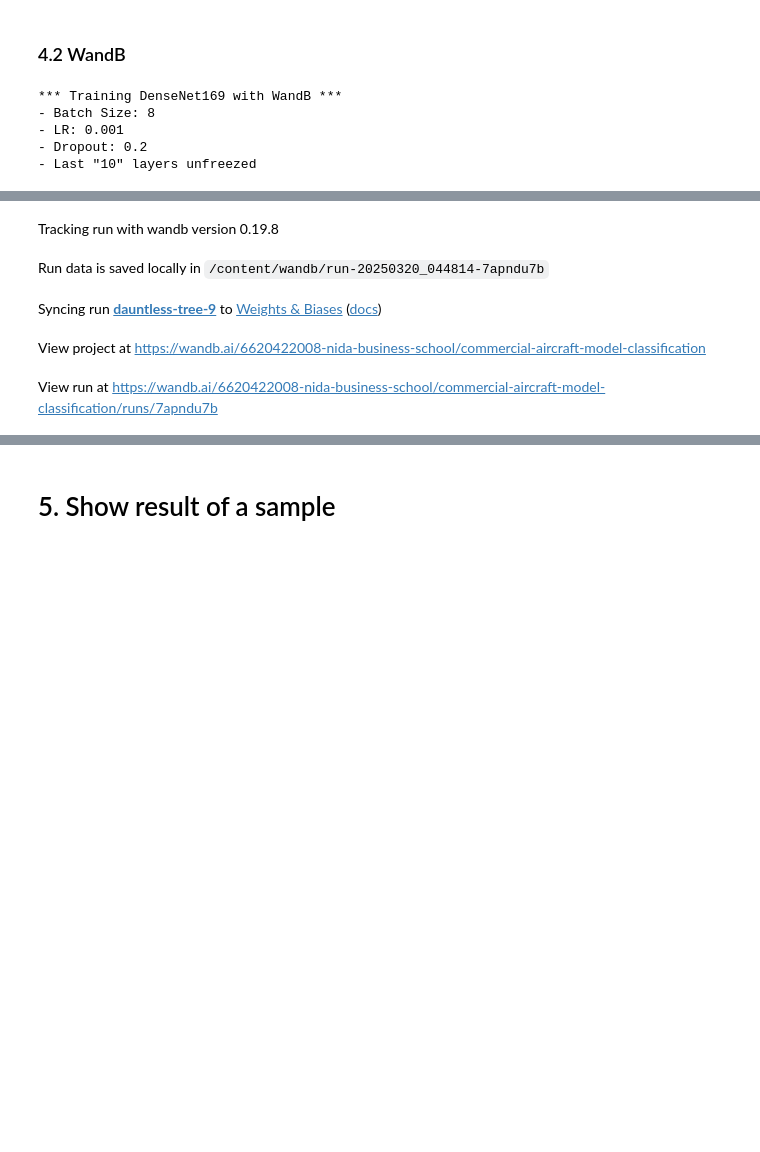
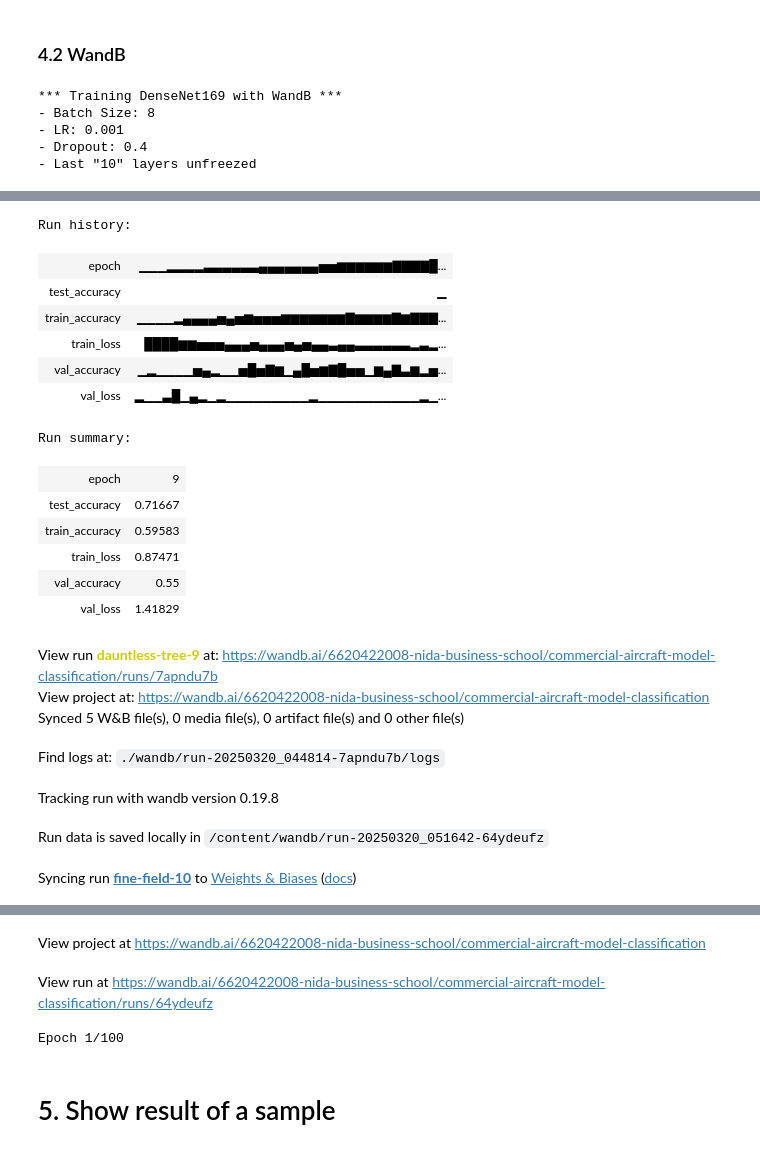
Before and after one commit to prattapong/Commercial-Airplane-Model-Image-Classification, a Jupyter notebook: image_classification.ipynb, the cells around one changed output, grey strips where cells are left out. Cells and saved outputs as stored; diff of their text form; code cells hidden in the pictures; blank space fills up the shorter version.

```diff
--- a/image_classification.ipynb
+++ b/image_classification.ipynb
@@ -251,7 +251,7 @@ MODELS = {
 # %%
 # Initialize WandB
 def init_wandb(project_name="commercial-aircraft-model-classification", entity="6620422008-nida-business-school"):
-    wandb.init(project=project_name, entity="6620422008-nida-business-school")
+    wandb.init(project=project_name, entity="6620422008-nida-business-school", reinit=True)
 
 def train_and_evaluate_model_with_wandb(model_name, X, y, batch_size, epochs, learning_rate, dropout_rate, early_stopping_rounds,num_unfreezed_layer=0):
     print(f'*** Training {model_name} with WandB ***')
@@ -355,7 +355,7 @@ model_name = "DenseNet169"  # Choose from [ResNet50,VGG16,DenseNet169,Xception,C
 batch_size = 8
 epochs = 100
 learning_rate = 0.001 # Between 0.00001 - 0.01
-dropout_rate = 0.2 # Between 0.1 - 0.5
+dropout_rate = 0.4 # Between 0.1 - 0.5
 num_unfreezed_layer = 10 # Greater or equal to 0
 
 # Train and evaluate model with WandB logging
@@ -375,5 +375,5 @@ train_and_evaluate_model_with_wandb(
 *** Training DenseNet169 with WandB ***
 - Batch Size: 8
 - LR: 0.001
-- Dropout: 0.2
+- Dropout: 0.4
 - Last "10" layers unfreezed
@@ -380,5 +381,21 @@ train_and_evaluate_model_with_wandb(
+Run history:
+| epoch | ▁▁▁▂▂▂▂▃▃▃▃▃▃▄▄▄▄▄▄▄▅▅▆▆▆▆▆▆▇▇▇▇█... |
+| test_accuracy | ▁ |
+| train_accuracy | ▁▁▁▁▂▄▄▄▄▅▄▅▆▅▅▅▆▆▆▆▆▆▆▇▆▆▆▆▇▆▇▇▇... |
+| train_loss | ████▆▆▅▅▅▄▄▄▅▄▄▄▅▄▅▄▄▃▄▄▃▃▃▃▃▃▂▃▂... |
+| val_accuracy | ▁▂▁▁▁▁▅▄▂▁▁▅█▅▇▆▁▄█▅▆▇█▅▅▁▆▄▇▃▆▂▅... |
+| val_loss | ▂▁▁▃█▁▄▂▁▂▁▁▁▁▁▁▁▁▁▂▁▁▁▁▁▁▁▁▁▁▁▂▁... |
+Run summary:
+| epoch | 9 |
+| test_accuracy | 0.71667 |
+| train_accuracy | 0.59583 |
+| train_loss | 0.87471 |
+| val_accuracy | 0.55 |
+| val_loss | 1.41829 |
-Tracking run with wandb version 0.19.8
+View run dauntless-tree-9 at: https://wandb.ai/6620422008-nida-business-school/commercial-aircraft-model-classification/runs/7apndu7b
+View project at: https://wandb.ai/6620422008-nida-business-school/commercial-aircraft-model-classification
+Synced 5 W&B file(s), 0 media file(s), 0 artifact file(s) and 0 other file(s)
-Run data is saved locally in /content/wandb/run-20250320_044814-7apndu7b
+Find logs at: ./wandb/run-20250320_044814-7apndu7b/logs
-Syncing run dauntless-tree-9 to Weights & Biases (docs)
+Tracking run with wandb version 0.19.8
-View project at https://wandb.ai/6620422008-nida-business-school/commercial-aircraft-model-classification
+Run data is saved locally in /content/wandb/run-20250320_051642-64ydeufz
-View run at https://wandb.ai/6620422008-nida-business-school/commercial-aircraft-model-classification/runs/7apndu7b
+Syncing run fine-field-10 to Weights & Biases (docs)
@@ -388,3 +402,6 @@ Epoch 1/100
+View project at https://wandb.ai/6620422008-nida-business-school/commercial-aircraft-model-classification
+View run at https://wandb.ai/6620422008-nida-business-school/commercial-aircraft-model-classification/runs/64ydeufz
+Epoch 1/100
 # %% [markdown]
 # 5. Show result of a sample
 # %%
```
Also changed, not shown: parts of 1 cell of this notebook.
